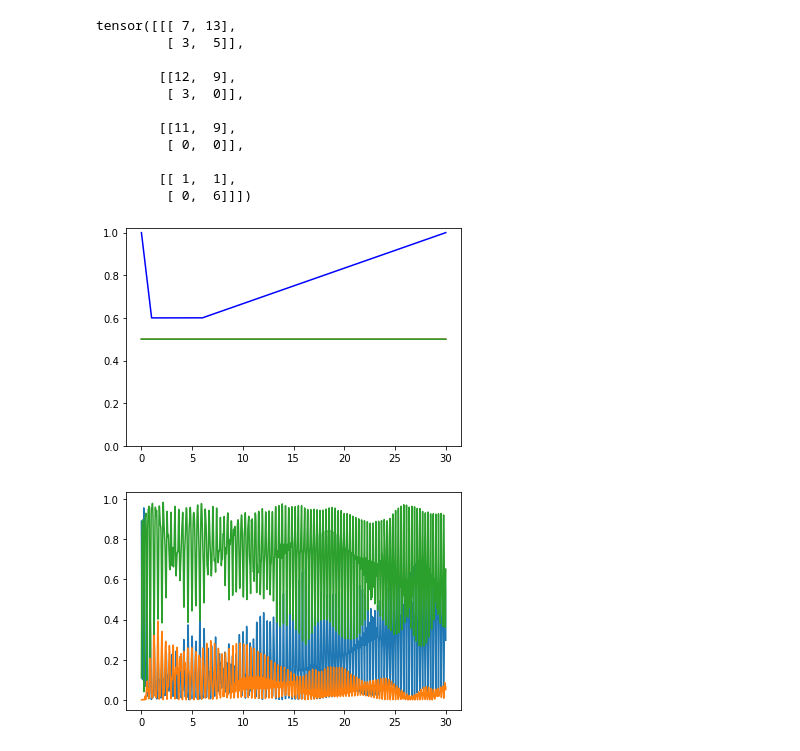
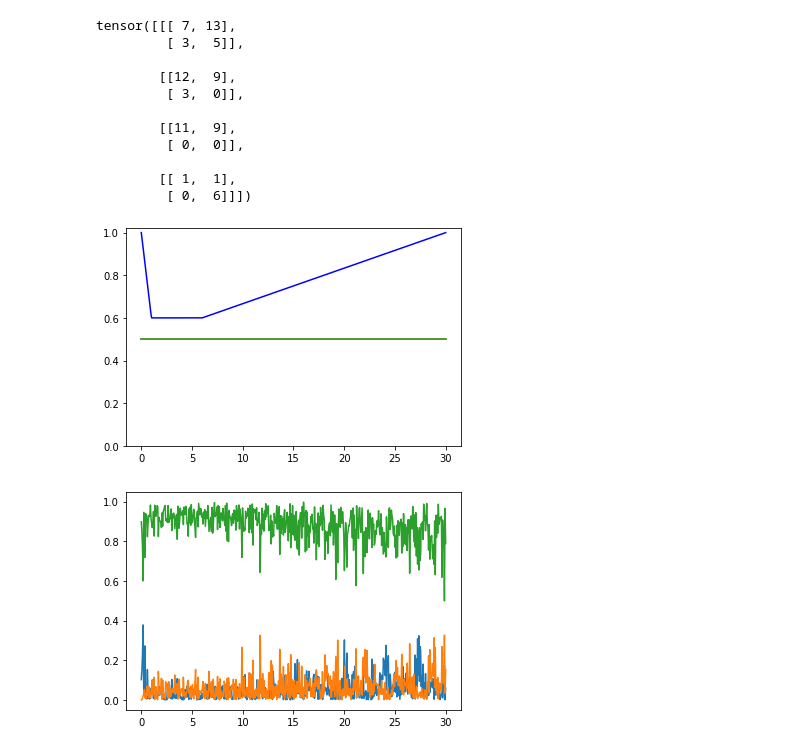
Before and after one commit to Vinther901/Quantum-Optimal-Control, a Jupyter notebook: 1DToyExample/RunExperiments.ipynb, the cells around one changed output. Cells and saved outputs as stored; diff of their text form; code cells hidden in the pictures.

```diff
--- a/1DToyExample/RunExperiments.ipynb
+++ b/1DToyExample/RunExperiments.ipynb
@@ -264,36 +268,38 @@ class Flensmon_1D(t.nn.Module, Systems.Periodic_System, Controls.CauchyPulse, Tr
         super().__init__()
         self.params_dict = params_dict
         super(t.nn.Module,self).__init__()
         return
 
     def forward(self):
         alphas = self.activation_func(self.times).flip(0)
         pulse = self.get_control().flip(0)
         # M2s = self.t1*t.pow(self.t2,pulse.view(-1,1))
-        matrices = t.zeros((2*self.NTrot,self.NHilbert,self.NHilbert)).type(t.complex128)
-        matrices[0::2] = t.diag_embed(self.t1*t.pow(self.t2,pulse.view(-1,1)))
-        matrices[1::2] = self.t3@t.diag_embed(t.pow(self.t4,alphas.view(-1,1)))@self.u4_adj
-        self.latest_matrix_exp = matrices[0::2]@matrices[1::2]
-        return t.linalg.multi_dot(list(mat for mat in matrices))
+        # matrices = t.zeros((2*self.NTrot,self.NHilbert,self.NHilbert)).type(t.complex128)
+        # matrices[0::2] = t.diag_embed(self.t1*t.pow(self.t2,pulse.view(-1,1)))
+        # matrices[1::2] = self.t3@t.diag_embed(t.pow(self.t4,alphas.view(-1,1)))@self.u4_adj
+        M1s = t.diag_embed(self.t1*t.pow(self.t2,pulse.view(-1,1)))
+        M2s = self.t3@t.diag_embed(t.pow(self.t4,alphas.view(-1,1)))@self.u4_adj
+        self.latest_matrix_exp = M1s@M2s
+        return t.linalg.multi_dot(list(mat for mat in self.latest_matrix_exp))
 
     # def forward(self):
     #     H = self.get_H(self.activation_func(self.times).flip(0),self.get_control().flip(0))
     #     self.latest_matrix_exp = t.matrix_exp(-1j*H*self.dt)
     #     return t.linalg.multi_dot(list(mat for mat in self.latest_matrix_exp))
 
     def prepare_KinE(self):
         self.KinE = 4*self.params_dict['EC']*self.q_mat**2
         self.EJ = self.params_dict['EJ']
 
     def V(self, alphas, control):
         return self.EJ*(-self.cos_mat.repeat((alphas.shape[0],1,1)) \
                             + alphas.view(-1,1,1)/2*self.cos2_mat \
                             + control.flip(0).view(-1,1,1)*self.q_mat)
 
 obj = Flensmon_1D(params_dict)
 # obj.plot_potential()
 obj.plot_activation_func()
 obj.plot_occupancy()
 # %% [output]
 [figure]
-[figure, old version]
+[figure, new version]
```
Also changed, not shown: parts of 4 cells of this notebook, 4 other files.
